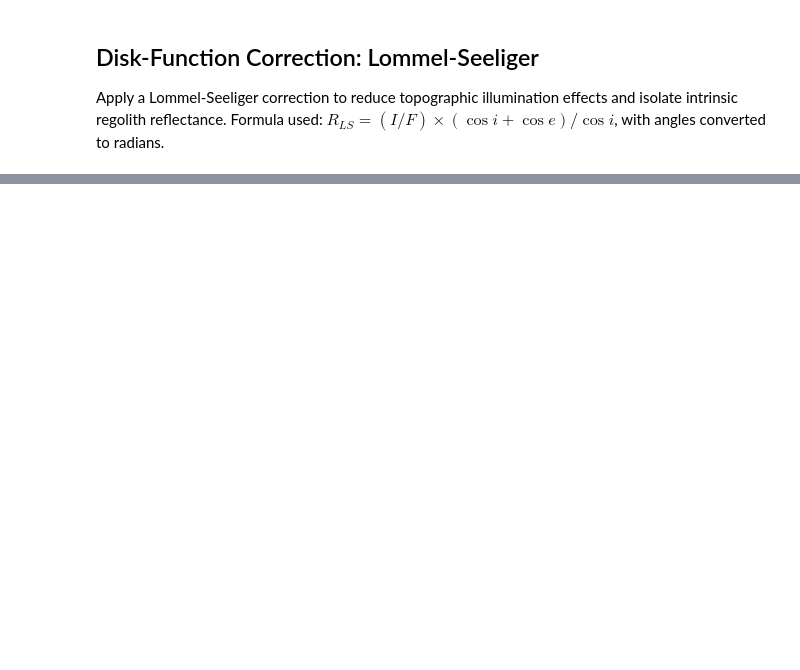
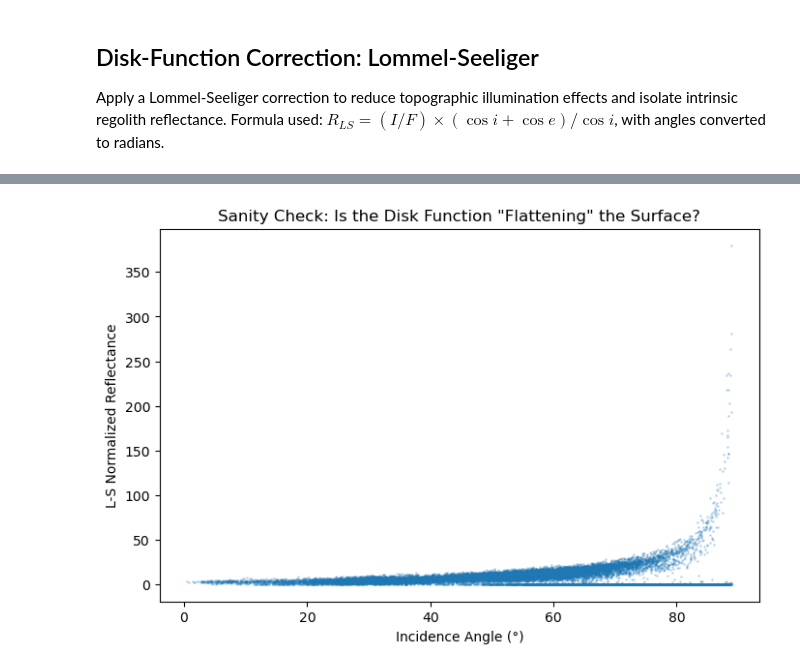
Before and after one commit to kaushikmastro/PhotometryPipeline, a Jupyter notebook: notebooks/spatial_sanity_check.ipynb, the cells around one changed output, grey strips where cells are left out. Saved outputs shown, nothing was run; the diff lists cells and outputs as text; code cells hidden in the pictures; blank space fills up the shorter version.

Commit message:
Expand spatial sanity notebook with photometric diagnostics and Minnaert analysis

```diff
--- a/notebooks/spatial_sanity_check.ipynb
+++ b/notebooks/spatial_sanity_check.ipynb
@@ -440,0 +480,14 @@ print('Deep-space pixels are masked in black.')
+# %%
+import pandas as pd
+
+parquet_path = Path(
+    "/home/kaushim07/photometry_mcmc_env/data/04_geometry_tables/FC21B0003933_11223182603F1F_geometry.parquet"
+)
+
+df = pd.read_parquet(parquet_path)
+display(df)
+print("Actual columns in this file:")
+print(df.columns.tolist())
+
+# Also, show the first two rows so we can see the values
+display(df.head(2))
@@ -440,0 +650,9 @@ print('Deep-space pixels are masked in black.')
+# %%
+plt.figure(figsize=(8, 5))
+plt.scatter(df_sample["incidence"], df_sample["reflectance_ls"], s=1, alpha=0.2)
+plt.xlabel("Incidence Angle (°)")
+plt.ylabel("L-S Normalized Reflectance")
+plt.title('Sanity Check: Is the Disk Function "Flattening" the Surface?')
+plt.show()
+# %% [output]
+[figure, added]
```
Also changed, not shown: parts of 20 cells of this notebook.
